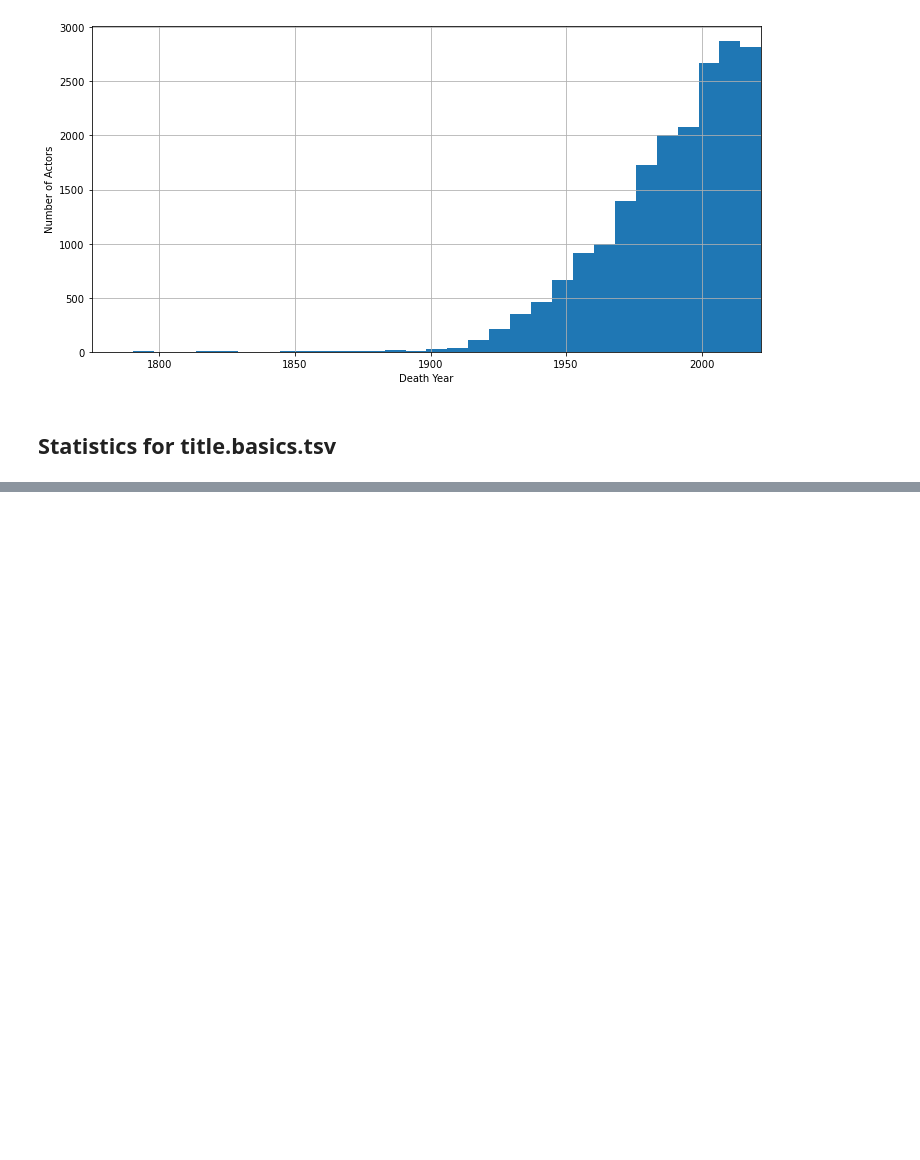
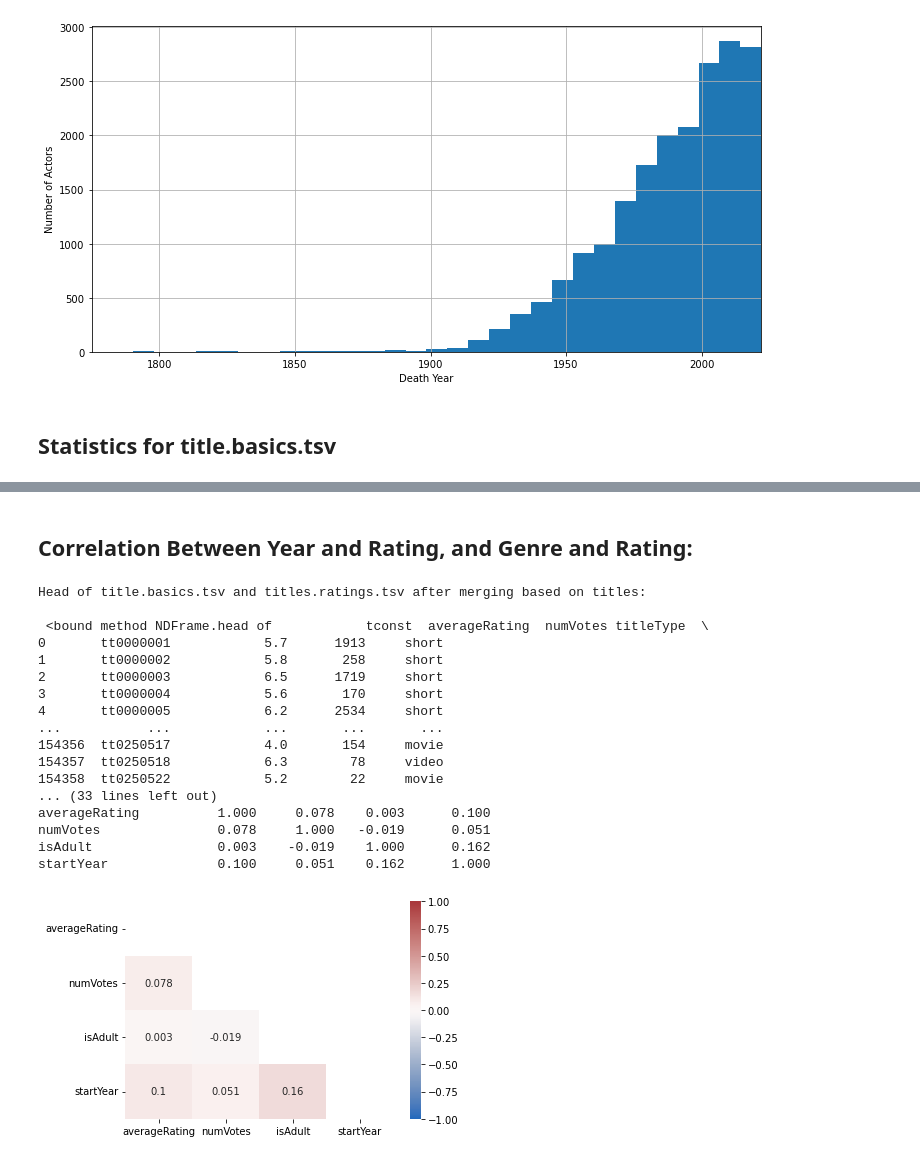
Before and after one commit to dash2927/ABCD, a Jupyter notebook: imdbEDA.ipynb, the cells around one changed output, grey strips where cells are left out. Drawn from its saved outputs; the diff is of its cells as text; code cells hidden in the pictures; blank space fills up the shorter version.

Commit message:
Correlation matrix is working. Still working on Genre vs Rating correlation.

```diff
--- a/imdbEDA.ipynb
+++ b/imdbEDA.ipynb
@@ -218,3 +219,55 @@ min           0.000000
 75%          95.000000
 max        3122.000000
 Name: runtimeMinutes, dtype: float64
+# %% [markdown]
+##  Correlation Between Year and Rating, and Genre and Rating:
+# %%
+# and re-read in titles.ratings.tsv
+df6 = pd.read_csv('titles.ratings.tsv', sep='\t')
+
+# merge didn't work as planned, so re-read in title.basics.tsv
+df7 = pd.read_csv('title.basics.tsv', sep='\t')
+
+# Merge title.basics.tsv (df3) and titles.ratings.tsv (df) based off titles column.
+mergedDF = pd.merge(df6, df7, on='tconst')
+
+# Drop rows where startYear is empty
+mergedDF.drop(mergedDF[mergedDF['startYear'] == r'\N'].index, inplace = True)
+
+# convert startYear column from type object to type numeric
+mergedDF['startYear'] = pd.to_numeric(mergedDF['startYear'])
+
+# convert averageRating column from type object to type numeric
+mergedDF['averageRating'] = pd.to_numeric(mergedDF['averageRating'])
+
+# Print some of the dataframe to make sure it looks right
+print("\nHead of title.basics.tsv and titles.ratings.tsv after merging based on titles: \n\n", mergedDF.head)
+
+# Print basic correlation matrix
+matrix = mergedDF.corr(method='pearson', min_periods=1).round(3)
+print("\nBasic Correlation Matrix\n", matrix)
+
+print("\nSeaBorn Correlation Matrix as Heatmap\n")
+# These 3 lines taken from https://datagy.io/python-correlation-matrix/ on 11/26/2022
+mask = np.triu(np.ones_like(matrix, dtype=bool))
+sns.heatmap(matrix, annot=True, vmax=1, vmin=-1, center=0, cmap='vlag', mask=mask)
+plt.show()
+# %% [output]
+Head of title.basics.tsv and titles.ratings.tsv after merging based on titles:
+
+ <bound method NDFrame.head of            tconst  averageRating  numVotes titleType  \
+0       tt0000001            5.7      1913     short
+1       tt0000002            5.8       258     short
+2       tt0000003            6.5      1719     short
+3       tt0000004            5.6       170     short
+4       tt0000005            6.2      2534     short
+...           ...            ...       ...       ...
+154356  tt0250517            4.0       154     movie
+154357  tt0250518            6.3        78     video
+154358  tt0250522            5.2        22     movie
+... (33 lines left out)
+averageRating          1.000     0.078    0.003      0.100
+numVotes               0.078     1.000   -0.019      0.051
+isAdult                0.003    -0.019    1.000      0.162
+startYear              0.100     0.051    0.162      1.000
+[figure, added]
```
Also changed, not shown: parts of 2 cells of this notebook, 1 other file.
